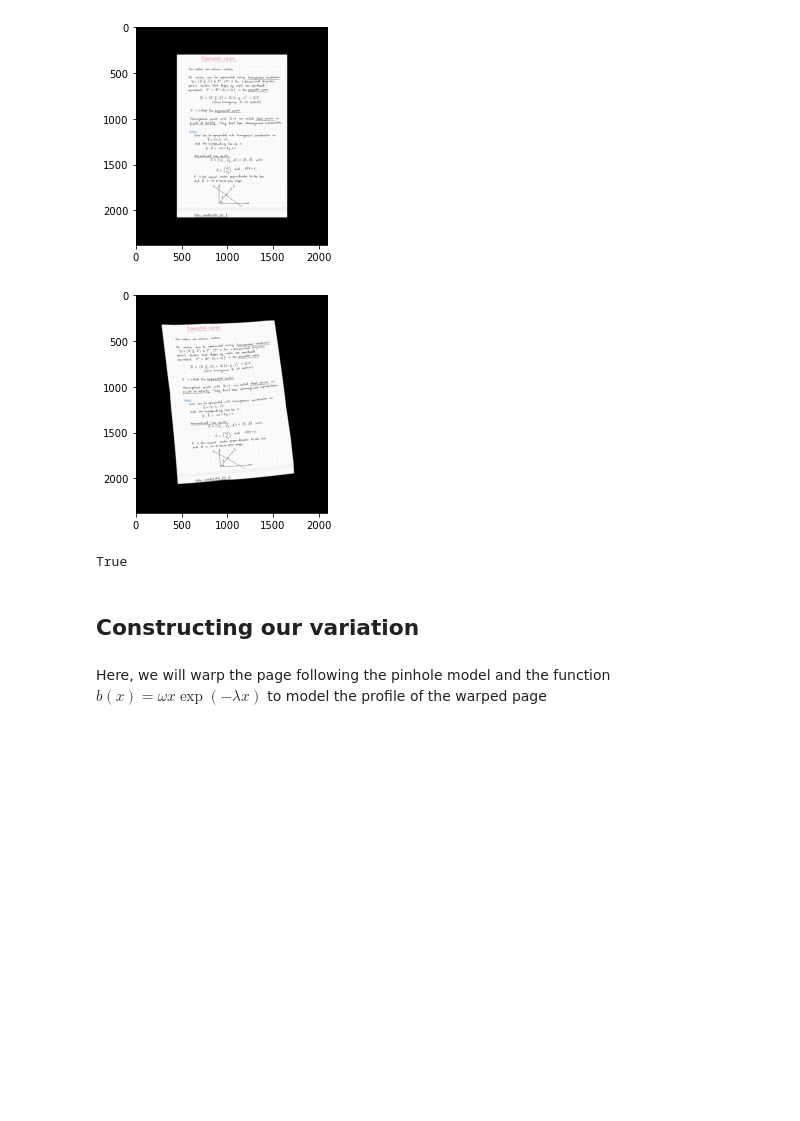
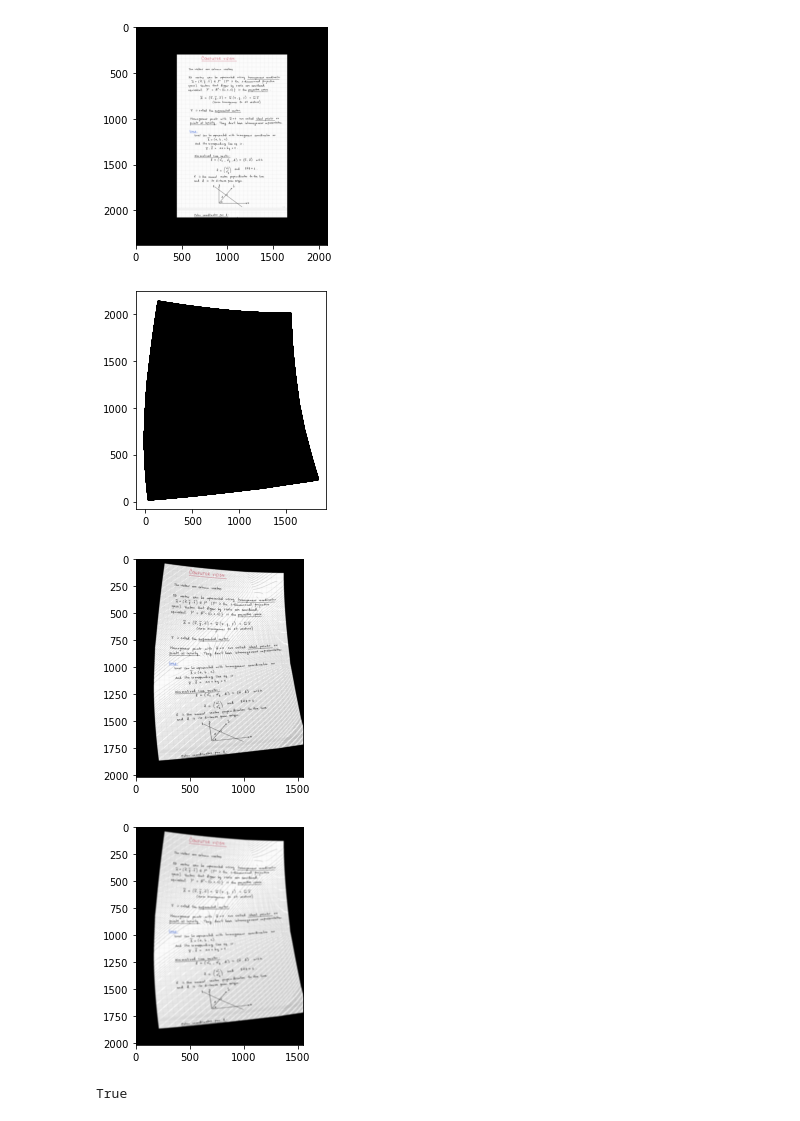
Before and after one commit to hdvanegasm/warper, a Jupyter notebook: notebooks/exploratory/1.0-hdvm-warp-functions.ipynb, the cells around one changed output. Drawn from its saved outputs; the diff is of its cells as text; code cells hidden in the pictures; blank space fills up the shorter version.

Commit message:
Correct orientation of grid with respect to the resulting image

```diff
--- a/notebooks/exploratory/1.0-hdvm-warp-functions.ipynb
+++ b/notebooks/exploratory/1.0-hdvm-warp-functions.ipynb
@@ -6,7 +6,7 @@ from matplotlib import pyplot as plt
 import numpy as np
 # %%
 # Load image
-img = cv.imread(cv.samples.findFile("../assets/handwritten.jpg"))
+img = cv.imread(cv.samples.findFile("../../assets/handwritten.jpg"))
 print(img.shape)
 
 # Ploting the image requires to transform RGB to BGR
@@ -204,8 +253,8 @@ def construct_random_mesh(width, height, max_rand_mov, max_str, curved_norm):
     x_mesh, y_mesh = np.meshgrid(x_axis, y_axis)
 
     # Generates the mesh without modifications, only the points
-    perturbed_mesh = np.transpose(np.asarray([x_mesh.flatten("F"),
-                                           y_mesh.flatten("F")]))
+    perturbed_mesh = np.transpose(np.asarray([x_mesh.flatten("C"),
+                                              y_mesh.flatten("C")[::-1]]))
 
     n_variations = np.random.randint(max_rand_mov)
     for _ in range(n_variations):
@@ -223,57 +272,45 @@ def construct_random_mesh(width, height, max_rand_mov, max_str, curved_norm):
 
         # Choice at random if perform curved or linear deformation
         is_linear = np.random.rand()
         if is_linear < 0.7:
             alpha = np.random.uniform(100, 150)
             w = alpha / (d + alpha)
         else:
             alpha = np.random.uniform(low=1, high=2)
             w = 1 - np.power(d / curved_norm, alpha)
 
         # Resize w to match element wise multiplication
         reshaped_w = w.reshape((w.shape[0], 1))
         duplicated_w = np.append(reshaped_w, reshaped_w, axis=1)
 
         # Make modification to the mesh
         perturbed_mesh = perturbed_mesh + duplicated_w * v
 
     return perturbed_mesh
 
-
 # Syntetic deformation params
 MAX_STRENGTH = 20
 MAX_RANDOM_MOV = 19
-CURVED_NORMALIZER = 250
+CURVED_NORMALIZER = 200
 
-mesh = construct_random_mesh(img_resize.shape[0], img_resize.shape[1],
+mesh = construct_random_mesh(img_resize.shape[1], img_resize.shape[0],
                              MAX_RANDOM_MOV, MAX_STRENGTH, CURVED_NORMALIZER)
+show_mesh(mesh)
 
-# ==========================
-# To show the perturbed mesh
-# ==========================
-# plt.scatter(mesh[:, 0], mesh[:, 1],
-#            c=np.arange(0, img_resize.shape[0] * img_resize.shape[1]))
-# plt.show()
-# ==========================
+changed_mesh = np.apply_along_axis(change_coordinates, 1, mesh,
+                                   img_resize.shape[0])
 
-# Transform image
-x_mesh_pert = mesh[:, 1].reshape(img_resize.shape[0],
-                                 img_resize.shape[1]).astype(np.float32)
-y_mesh_pert = mesh[:, 0].reshape(img_resize.shape[0],
-                                 img_resize.shape[1]).astype(np.float32)
-
-perturbed_image = cv.remap(img_resize, x_mesh_pert, y_mesh_pert,
-                           cv.INTER_LINEAR)
-
+perturbed_image = apply_mesh(changed_mesh, img_resize)
 plt.imshow(perturbed_image[:, :, ::-1])
 plt.show()
 
-cv.imwrite("../assets/handwritten_warped.jpg", perturbed_image)
+corrected_image = perturbed_image #correct_image(perturbed_image, 13)
+plt.imshow(corrected_image[:, :, ::-1])
+plt.show()
+
+cv.imwrite("../../assets/handwritten_warped.jpg", corrected_image)
 # %% [output]
-[figure, old version]
+[figure, new version]
+[figure, added]
+[figure, added]
 True
-# %% [markdown]
-## Constructing our variation
-# %% [markdown]
-Here, we will warp the page following the pinhole model and the function
-$b(x) = \omega x \exp(-\lambda x)$ to model the profile of the warped page
```
Also changed, not shown: parts of 5 cells of this notebook, 2 other files.
